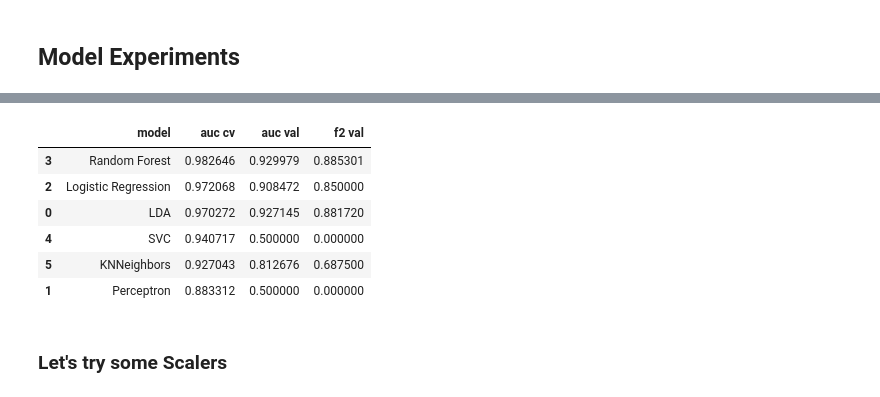
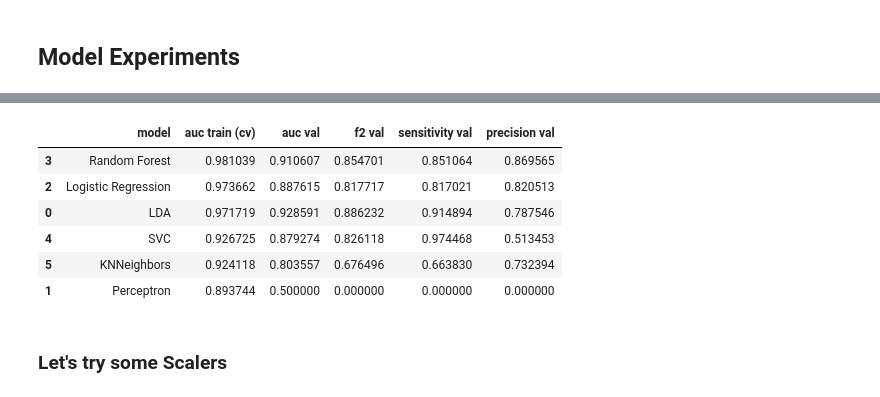
Before and after one commit to tomiambro/af_classifier, a Jupyter notebook: Models.ipynb, the cells around one changed output, grey strips where cells are left out. Cells and saved outputs as stored; diff of their text form; code cells hidden in the pictures.

```diff
--- a/Models.ipynb
+++ b/Models.ipynb
@@ -74,9 +74,9 @@ labels.describe()
 # %%
 y = df_raw['label'].copy()
 X = df_raw.drop('label', axis=1)
-X_train, X_test, ytrain, ytest = train_test_split(X, y, test_size=0.2, random_state=42)
+X_train, X_test, ytrain, ytest = train_test_split(X, y, test_size=0.4, random_state=42)
 
-X_train, X_val, ytrain, yval = train_test_split(X_train, ytrain, test_size=0.2, random_state=42)
+X_val, X_eval, yval, yeval = train_test_split(X_test, ytest, test_size=0.5, random_state=42)
 
 ytrain[:5]
 # %% [output]
@@ -105,16 +105,16 @@ array([[1],
 # %% [markdown]
 This are the evaluation metrics we are actually interested in.
 # %%
-res = pd.DataFrame({'model':[], 'auc cv':[], 'auc val':[], 'f2 val':[]})
+res = pd.DataFrame({'model':[], 'auc train (cv)':[], 'auc val':[], 'f2 val':[], 'sensitivity val':[], 'precision val':[]})
 # %% [markdown]
 ## Model Experiments
 # %%
 models = {
         'LDA': LinearDiscriminantAnalysis(),
-        'Perceptron': MLPClassifier(solver='lbfgs', alpha=1e-5, hidden_layer_sizes=(3, 3), random_state=42, max_iter=100),
+        'Perceptron': MLPClassifier(solver='lbfgs', alpha=1e-5, hidden_layer_sizes=(3, 3), random_state=42, max_iter=3000),
         'Logistic Regression': LogisticRegression(max_iter = 2000, n_jobs = 4, random_state=42),
-        'Random Forest': RandomForestClassifier(n_jobs = 4, random_state=42),
-        'SVC': SVC(random_state=42),
+        'Random Forest': RandomForestClassifier(n_jobs = 4, random_state=42, class_weight={1: 10}),
+        'SVC': SVC(random_state=42, class_weight={1: 10}),
         'KNNeighbors': KNeighborsClassifier(n_jobs = 4)
 }
 
@@ -128,9 +128,11 @@ for name, model in models.items():
 
     f2 = fbeta_score(y_val, model.predict(X_val), beta=2)
     roc = roc_auc_score(y_val, model.predict(X_val))
+    recall = recall_score(y_val, model.predict(X_val))
+    precision = precision_score(y_val, model.predict(X_val))
 
     # Save the results to a dataframe
-    res = res.append({'model': f"{name}", 'auc cv': scores.mean(), 'auc val': roc, 'f2 val': f2}, ignore_index=True)
+    res = res.append({'model': f"{name}", 'auc train (cv)': scores.mean(), 'auc val': roc, 'f2 val': f2, 'sensitivity val': recall, 'precision val': precision}, ignore_index=True)
 
     # Experiment Tracking
     with mlflow.start_run(experiment_id=experiment_id):
@@ -154,13 +165,13 @@ for name, model in models.items():
 # %%
-res.sort_values('auc cv', ascending=False)
+res.sort_values('auc train (cv)', ascending=False)
 # %% [output]
-|  | model | auc cv | auc val | f2 val |
-| 3 | Random Forest | 0.982646 | 0.929979 | 0.885301 |
-| 2 | Logistic Regression | 0.972068 | 0.908472 | 0.850000 |
-| 0 | LDA | 0.970272 | 0.927145 | 0.881720 |
-| 4 | SVC | 0.940717 | 0.500000 | 0.000000 |
-| 5 | KNNeighbors | 0.927043 | 0.812676 | 0.687500 |
-| 1 | Perceptron | 0.883312 | 0.500000 | 0.000000 |
+|  | model | auc train (cv) | auc val | f2 val | sensitivity val | precision val |
+| 3 | Random Forest | 0.981039 | 0.910607 | 0.854701 | 0.851064 | 0.869565 |
+| 2 | Logistic Regression | 0.973662 | 0.887615 | 0.817717 | 0.817021 | 0.820513 |
+| 0 | LDA | 0.971719 | 0.928591 | 0.886232 | 0.914894 | 0.787546 |
+| 4 | SVC | 0.926725 | 0.879274 | 0.826118 | 0.974468 | 0.513453 |
+| 5 | KNNeighbors | 0.924118 | 0.803557 | 0.676496 | 0.663830 | 0.732394 |
+| 1 | Perceptron | 0.893744 | 0.500000 | 0.000000 | 0.000000 | 0.000000 |
 # %% [markdown]
 ### Let's try some Scalers
 # %%
```
Also changed, not shown: parts of 9 cells of this notebook.
